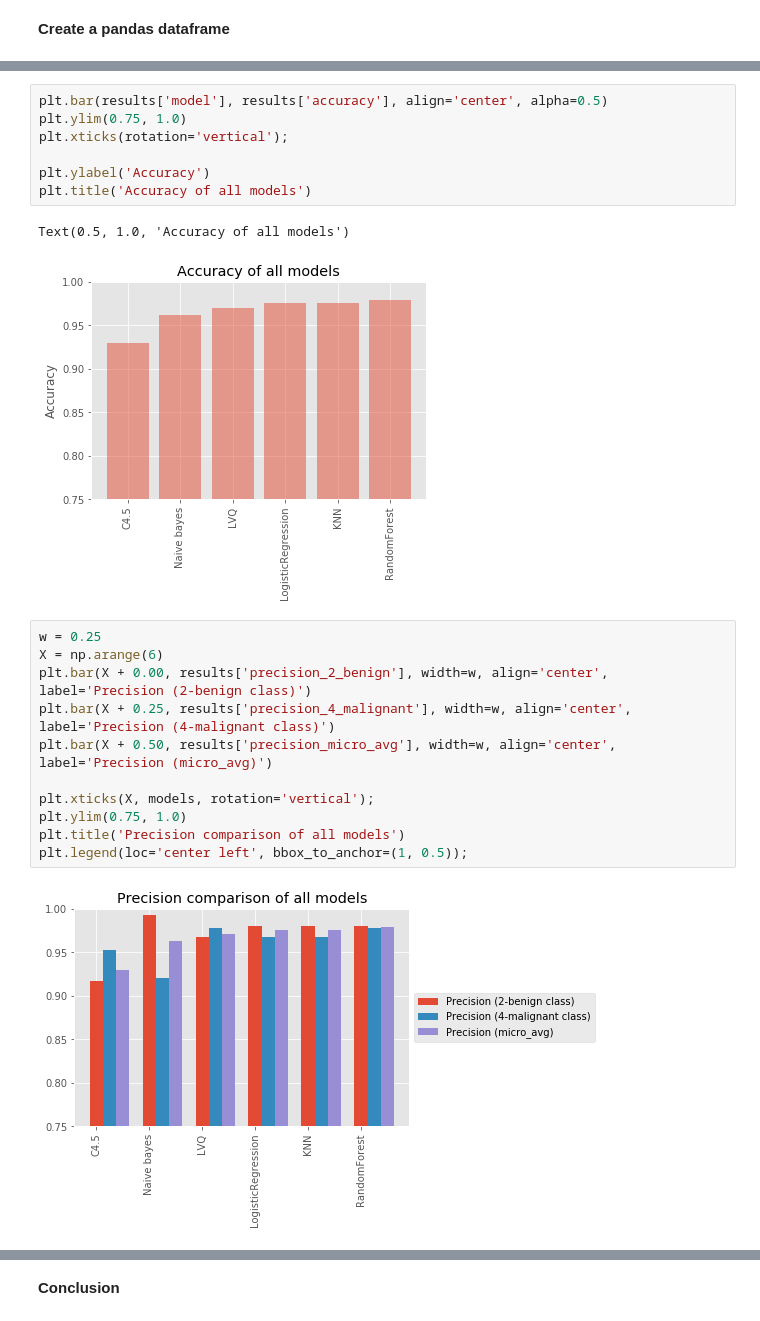
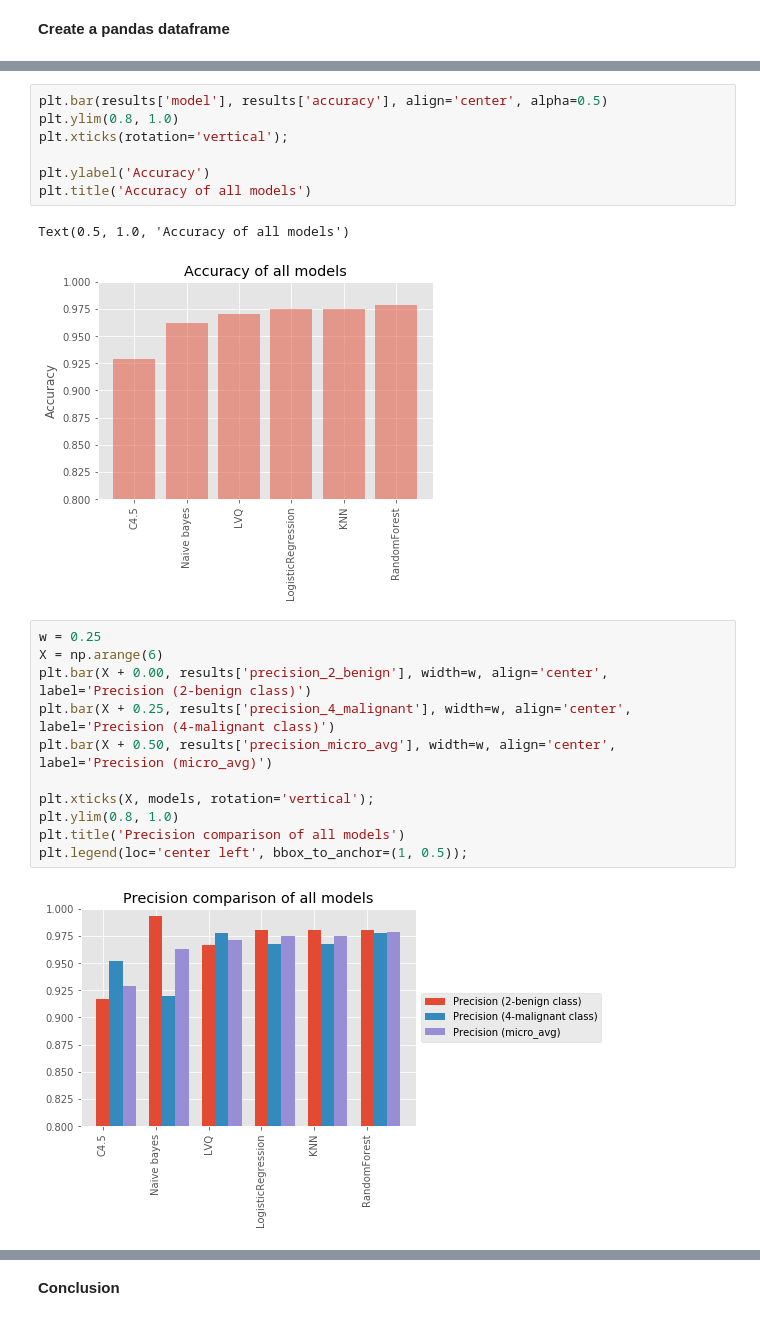
Before and after one commit to PraAnj/classification_breast_cancer, a Jupyter notebook: src/results_comparison.ipynb, the cells around one changed output, grey strips where cells are left out. Drawn from its saved outputs; the diff is of its cells as text.

Commit message:
Updated ylim to 0.8 to 1.0 in all comparison charts.
Signed-off-by: Prageeth Anjula <prageethanjula@gmail.com>

```diff
--- a/src/results_comparison.ipynb
+++ b/src/results_comparison.ipynb
@@ -60,27 +60,27 @@ results
 | 5 | RandomForest | 0.979 | 0.98 | 0.978 | 0.979 | 0.986 | ... |
 # %%
 plt.bar(results['model'], results['accuracy'], align='center', alpha=0.5)
-plt.ylim(0.75, 1.0)
+plt.ylim(0.8, 1.0)
 plt.xticks(rotation='vertical');
 
 plt.ylabel('Accuracy')
 plt.title('Accuracy of all models')
 # %% [output]
 Text(0.5, 1.0, 'Accuracy of all models')
-[figure, old version]
+[figure, new version]
 # %%
 w = 0.25
 X = np.arange(6)
 plt.bar(X + 0.00, results['precision_2_benign'], width=w, align='center', label='Precision (2-benign class)')
 plt.bar(X + 0.25, results['precision_4_malignant'], width=w, align='center', label='Precision (4-malignant class)')
 plt.bar(X + 0.50, results['precision_micro_avg'], width=w, align='center', label='Precision (micro_avg)')
 
 plt.xticks(X, models, rotation='vertical');
-plt.ylim(0.75, 1.0)
+plt.ylim(0.8, 1.0)
 plt.title('Precision comparison of all models')
 plt.legend(loc='center left', bbox_to_anchor=(1, 0.5));
 # %% [output]
-[figure, old version]
+[figure, new version]
 # %%
 w = 0.25
 X = np.arange(6)
```
Also changed, not shown: parts of 2 cells of this notebook.
